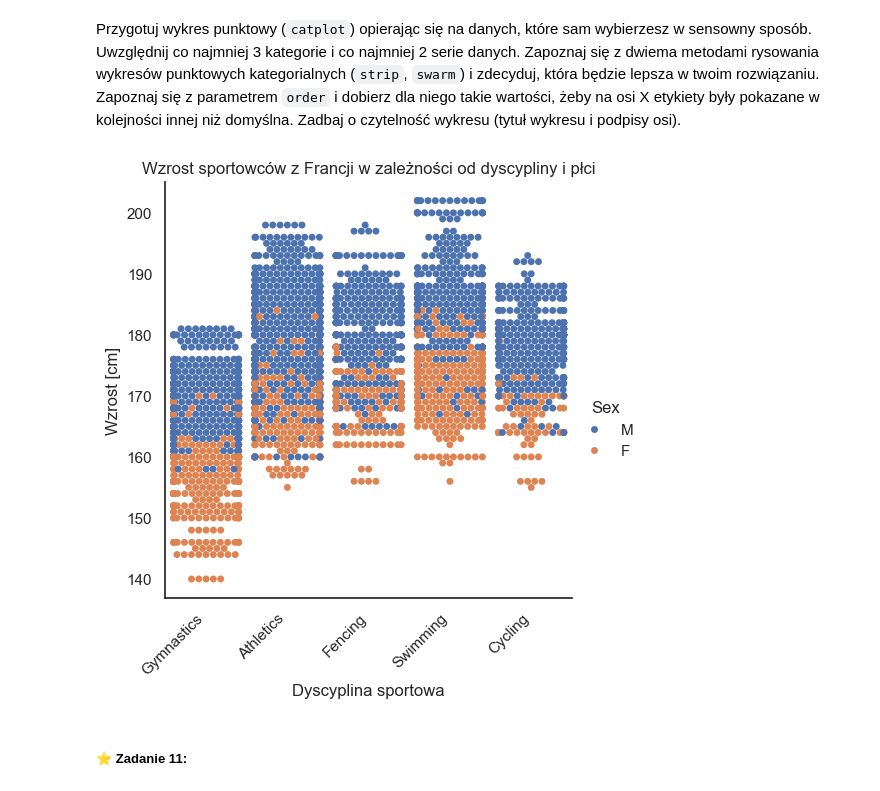
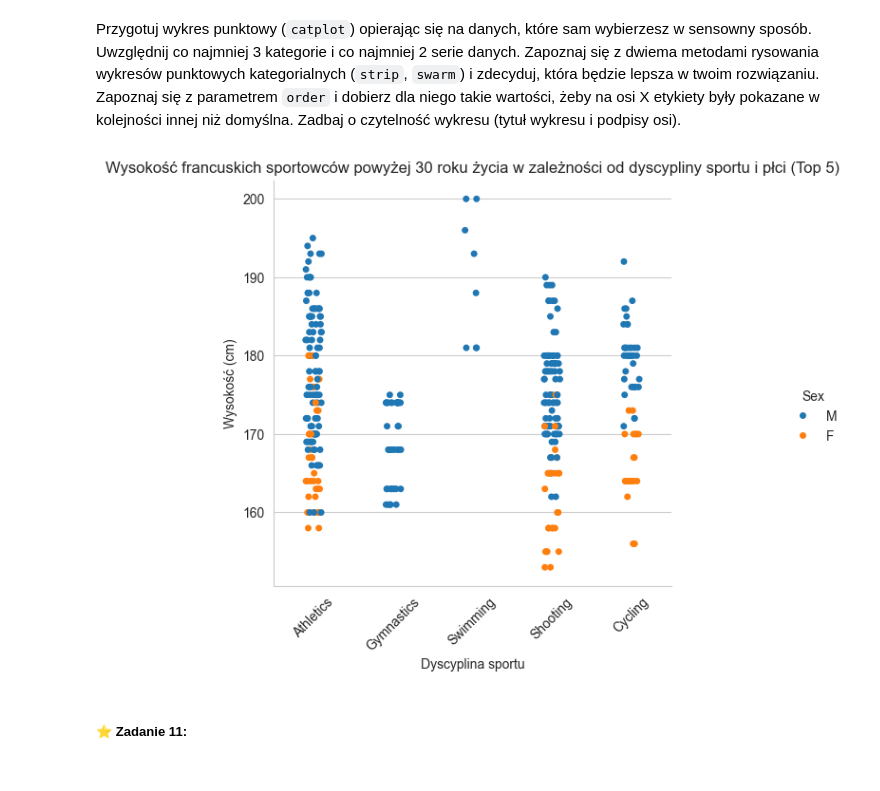
Before and after one commit to kambed/DataVisualization, a Jupyter notebook: seaborn.ipynb, the cells around one changed output. Drawn from its saved outputs; the diff is of its cells as text; code cells hidden in the pictures.

```diff
--- a/seaborn.ipynb
+++ b/seaborn.ipynb
@@ -243,31 +241,25 @@ Wykresy kategorialne przedstawiają dane podzielone na kategorie. Funkcja `catpl
 ##### ⭐ Zadanie 10:
 # %% [markdown]
 Przygotuj wykres punktowy (`catplot`) opierając się na danych, które sam wybierzesz w sensowny sposób. Uwzględnij co najmniej 3 kategorie i co najmniej 2 serie danych. Zapoznaj się z dwiema metodami rysowania wykresów punktowych kategorialnych (`strip`, `swarm`) i zdecyduj, która będzie lepsza w twoim rozwiązaniu. Zapoznaj się z parametrem `order` i dobierz dla niego takie wartości, żeby na osi X etykiety były pokazane w kolejności innej niż domyślna. Zadbaj o czytelność wykresu (tytuł wykresu i podpisy osi).
-# %%
-# Wybierz rekordy tylko dla Francji
-df_fr = df[df['Team'] == 'France']
-
-# Wybierz rekordy, w których sportowiec zdobył medal
-df_with_medals = df_fr.dropna(subset=['Medal'])
-
-# Ustawienie kolejności etykiet na osi X
-order = df_with_medals['Sport'].value_counts().index
-
-# Oblicz ilość wystąpień każdej dyscypliny sportowej
-sport_counts = df_with_medals['Sport'].value_counts()
-
-# Wybierz pięć najpopularniejszych sportów
-top_5_sports = sport_counts.head(5).index
-
-# Wygenerowanie wykresu punktowego dla pięciu najpopularniejszych sportów
-sns.catplot(x='Sport', y='Height', hue='Sex', data=df_with_medals[df_with_medals['Sport'].isin(top_5_sports)], kind='swarm', order=top_5_sports)
-plt.title('Wzrost sportowców z Francji w zależności od dyscypliny i płci')
-plt.xlabel('Dyscyplina sportowa')
-plt.ylabel('Wzrost [cm]')
-plt.xticks(rotation=45, ha='right')  # Obrót etykiet na osi X dla czytelności
-plt.show()
-# %% [output]
-[figure, removed]
+# %%
+sport_counts = df['Sport'].value_counts() # Oblicz liczbę wystąpień każdej dyscypliny sportowej
+
+top_sports = sport_counts.head(5).index # Wybierz 5 najczęściej występujących dyscyplin sportowych
+
+df_filtered = df[['Sex', 'Sport', 'Height', 'Age', 'Weight', 'Team']].dropna() # Usuń wiersze z brakującymi danymi
+
+df_filtered = df_filtered[df_filtered['Sport'].isin(top_sports) & (df_filtered['Team'] == 'France') & (df_filtered['Age'] > 30)] # Ograniczenie do sportowców z Francji, powyżej 30 roku życia i do 5 najczęściej występujących dyscyplin sportowych
+
+sport_order = top_sports # Ustawienie kolejności wyświetlania dyscyplin sportowych
+
+sns.catplot(x='Sport', y='Height', hue='Sex', data=df_filtered, kind='strip', order=sport_order) # kind - rodzaj wykresu (strip - wykres punktowy), order - kolejność wyświetlania dyscyplin sportowych, swarm - wykres punktowy z rozłożeniem punktów wzdłuż osi x
+plt.xticks(rotation=45)  # Obróć etykiety na osi X dla czytelności
+plt.title('Wysokość francuskich sportowców powyżej 30 roku życia w zależności od dyscypliny sportu i płci (Top 5)')
+plt.xlabel('Dyscyplina sportu')
+plt.ylabel('Wysokość (cm)')
+plt.show()
+# %% [output]
+[figure, added]
 # %% [markdown]
 ##### ⭐ Zadanie 11:
 # %% [markdown]
```
Also changed, not shown: parts of 10 cells of this notebook.
